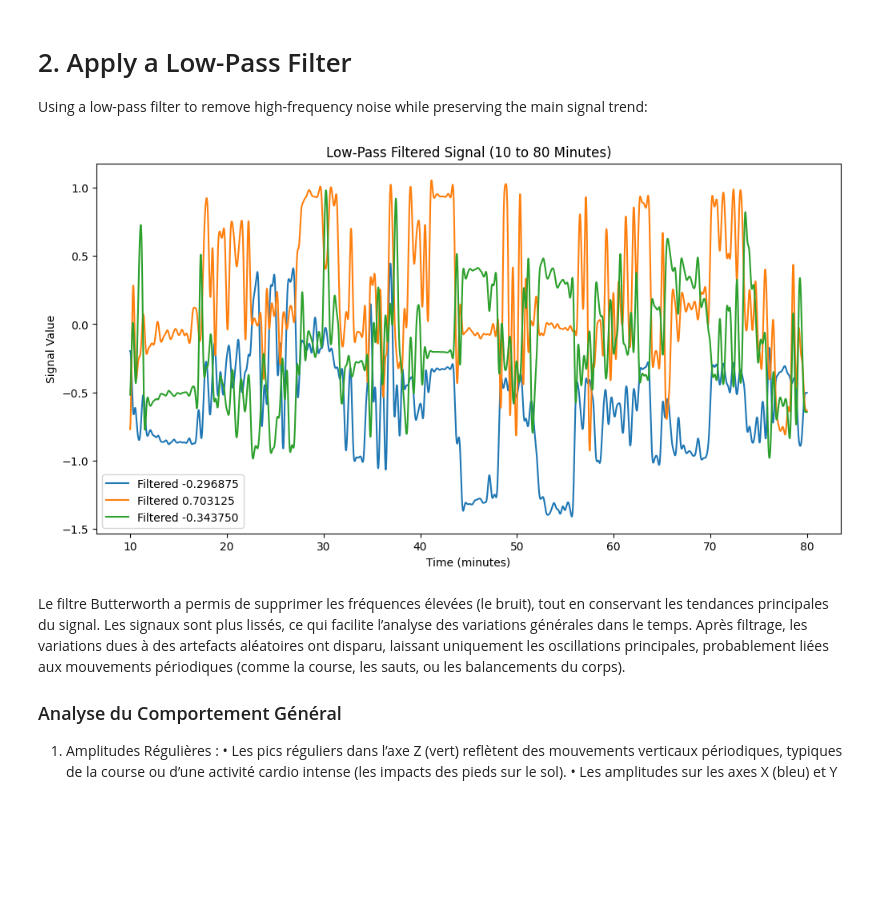
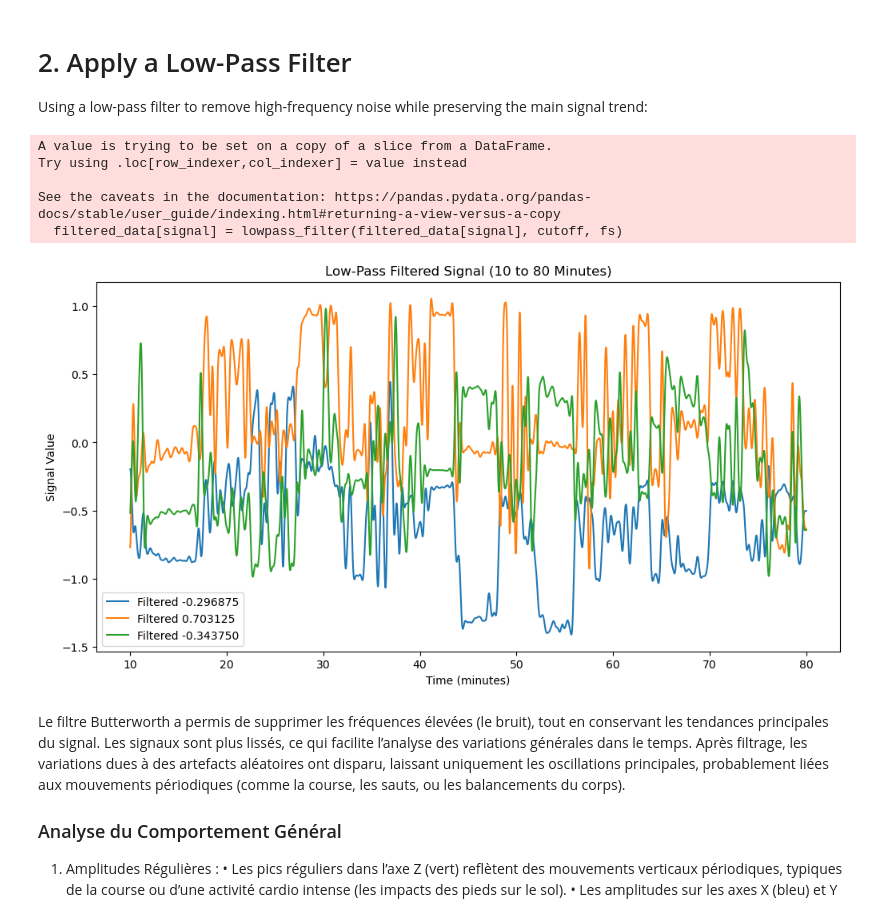
Before and after one commit to leyah-sa/AX3-Project, a Jupyter notebook: notebooks/Smoker/Smoker-analysis.ipynb, the cells around one changed output. Drawn from its saved outputs; the diff is of its cells as text; code cells hidden in the pictures; blank space fills up the shorter version.

```diff
--- a/notebooks/Smoker-analysis.ipynb
+++ b/notebooks/Smoker/Smoker-analysis.ipynb
@@ -2,7 +2,7 @@
 import pandas as pd
 import matplotlib.pyplot as plt
 
-file_path = "C:\\Users\\user\\OneDrive\\Documents\\M2 SNS IDS\\HAH913E - Santé activité physique 5\\FemmeCardio.csv"
+file_path = "/Users/leasaab/Documents/Dev/AX3-Project/data/FemmeCardio.csv"
 
 data = pd.read_csv(file_path)
 
@@ -12,0 +11,18 @@ FileNotFoundError: [Errno 2] No such file or directory: 'C:\\Users\\user\\OneDri
+# %%
+## Convert the timestamp column to datetime
+data[timestamp_column] = pd.to_datetime(data[timestamp_column])
+
+# Calculate the relative time in seconds
+sampling_interval = (data[timestamp_column].iloc[1] - data[timestamp_column].iloc[0]).total_seconds()
+data['relative_time_seconds'] = data.index * sampling_interval
+
+# Plot the signal with time in seconds
+plt.figure(figsize=(12, 6))
+for signal in signal_columns:
+    plt.plot(data['relative_time_seconds'], data[signal], label=signal)
+
+plt.title("Raw Signal Representation Over Time (Seconds)")
+plt.xlabel("Time (seconds)")
+plt.ylabel("Signal Value")
+plt.legend()
+plt.show()
@@ -66,11 +84,13 @@ The cardio activity spans a long duration, focusing on shorter time intervals ca
 # Filter data to keep only rows where time is between 10 and 80 minutes
 filtered_data = data[(data['relative_time_minutes'] >= 10) & (data['relative_time_minutes'] <= 80)]
 
+# Define axis labels for clarity
+axis_labels = ['X-axis', 'Y-axis', 'Z-axis']
 
-# Plot the filtered signal
+# Plot the filtered signal with corrected legends
 plt.figure(figsize=(12, 6))
-for signal in signal_columns:
-    plt.plot(filtered_data['relative_time_minutes'], filtered_data[signal], label=signal)
+for signal, axis_label in zip(signal_columns, axis_labels):
+    plt.plot(filtered_data['relative_time_minutes'], filtered_data[signal], label=axis_label)
 
 plt.title("Signal Representation (10 to 80 Minutes)")
 plt.xlabel("Time (minutes)")
@@ -107,29 +127,29 @@ def lowpass_filter(data, cutoff, fs, order=4):
 # %%
 # Define sampling frequency (fs) and cutoff frequency
 fs = 1 / (sampling_interval / 60)  # Sampling frequency in Hz (based on time in minutes)
 cutoff = 2  # Low-pass filter cutoff frequency in Hz
 
-# Apply the filter to each signal column
-filtered_signals = {}
+# Apply the filter directly to the original filtered_data DataFrame
 for signal in signal_columns:
-    filtered_signals[signal] = lowpass_filter(filtered_data[signal], cutoff, fs)
+    filtered_data[signal] = lowpass_filter(filtered_data[signal], cutoff, fs)
 
-# Convert filtered signals back to a DataFrame for easy plotting
-filtered_data_df = pd.DataFrame(filtered_signals)
-filtered_data_df['relative_time_minutes'] = filtered_data['relative_time_minutes'].values
-
-# Plot the low-pass filtered signals
+# Plot the low-pass filtered signals directly from filtered_data
 plt.figure(figsize=(12, 6))
 for signal in signal_columns:
-    plt.plot(filtered_data_df['relative_time_minutes'], filtered_data_df[signal], label=f"Filtered {signal}")
+    plt.plot(filtered_data['relative_time_minutes'], filtered_data[signal], label=f"Filtered {signal}")
 
 plt.title("Low-Pass Filtered Signal (10 to 80 Minutes)")
 plt.xlabel("Time (minutes)")
 plt.ylabel("Signal Value")
 plt.legend()
 plt.show()
 # %% [output]
+A value is trying to be set on a copy of a slice from a DataFrame.
+Try using .loc[row_indexer,col_indexer] = value instead
+
+See the caveats in the documentation: https://pandas.pydata.org/pandas-docs/stable/user_guide/indexing.html#returning-a-view-versus-a-copy
+  filtered_data[signal] = lowpass_filter(filtered_data[signal], cutoff, fs)
-[figure, old version]
+[figure, new version]
 # %% [markdown]
 Le filtre Butterworth a permis de supprimer les fréquences élevées (le bruit), tout en conservant les tendances principales du signal. Les signaux sont plus lissés, ce qui facilite l’analyse des variations générales dans le temps. Après filtrage, les variations dues à des artefacts aléatoires ont disparu, laissant uniquement les oscillations principales, probablement liées aux mouvements périodiques (comme la course, les sauts, ou les balancements du corps).
 
```
Also changed, not shown: parts of 3 cells of this notebook, 1 other file.
